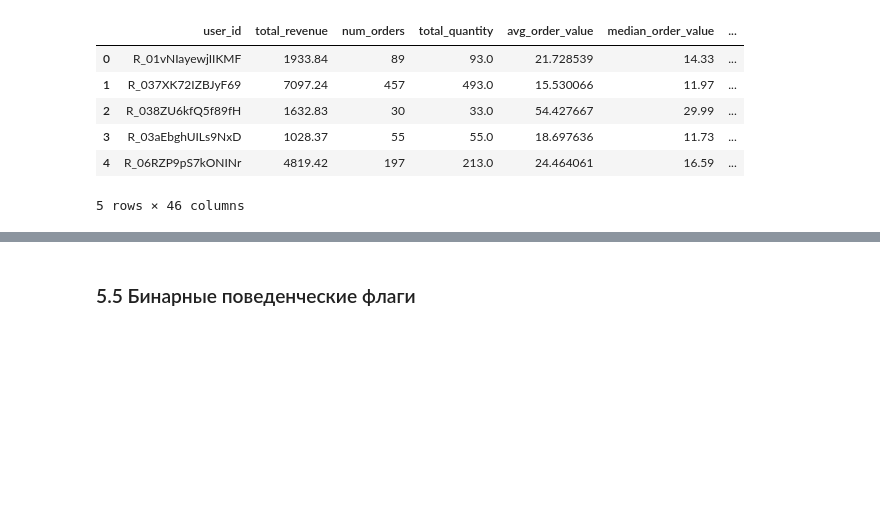
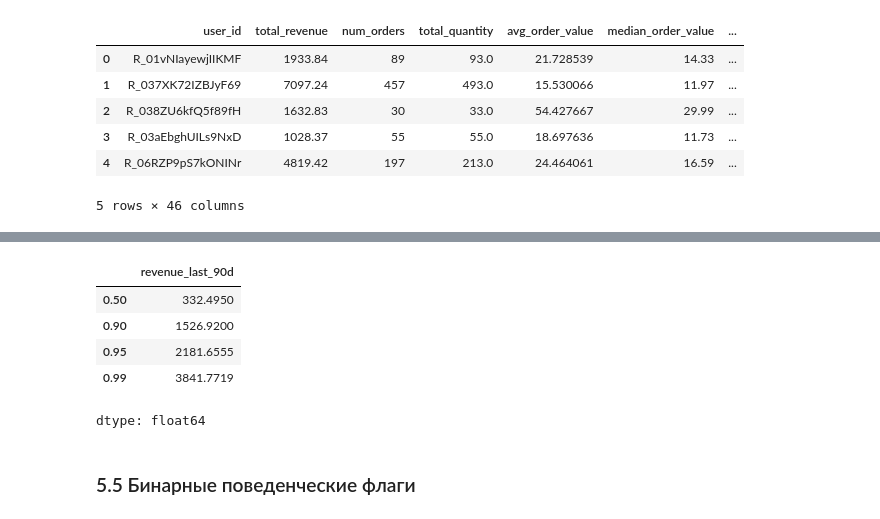
Before and after one commit to arlinrus/vkr, a Jupyter notebook: diplom.ipynb, the cells around one changed output, grey strips where cells are left out. Saved outputs shown, nothing was run; the diff lists cells and outputs as text; code cells hidden in the pictures; blank space fills up the shorter version.

```diff
--- a/diplom.ipynb
+++ b/diplom.ipynb
@@ -480,0 +523,9 @@ user.head()
+# %%
+user["revenue_last_90d"].quantile([0.5, 0.9, 0.95, 0.99])
+# %% [output]
+|  | revenue_last_90d |
+| 0.50 | 332.4950 |
+| 0.90 | 1526.9200 |
+| 0.95 | 2181.6555 |
+| 0.99 | 3841.7719 |
+dtype: float64
```
Also changed, not shown: parts of 16 cells of this notebook.
